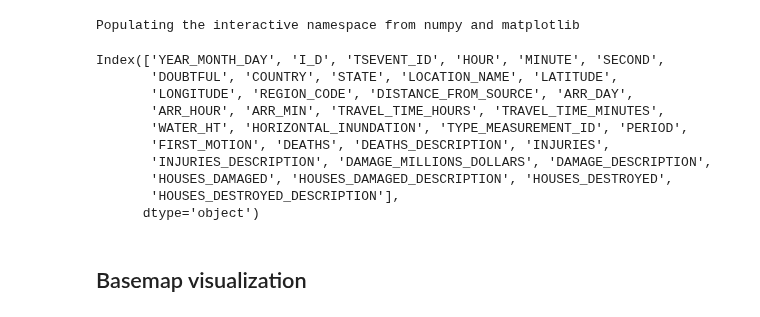
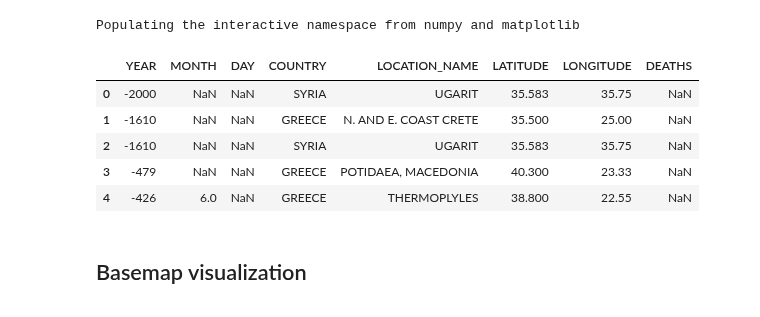
Before and after one commit to LarsKaleschke/Python-Course, a Jupyter notebook: Tsunami.ipynb, the cells around one changed output. Drawn from its saved outputs; the diff is of its cells as text; code cells hidden in the pictures.

```diff
--- a/Tsunami.ipynb
+++ b/Tsunami.ipynb
@@ -12,15 +12,11 @@ D=pd.read_table('data/tsrunup.txt',encoding = "ISO-8859-1",parse_dates=[[2,3,4]]
 # %% [output]
 Populating the interactive namespace from numpy and matplotlib
 # %%
-D.keys()
+D.head()
 # %% [output]
-Index(['YEAR_MONTH_DAY', 'I_D', 'TSEVENT_ID', 'HOUR', 'MINUTE', 'SECOND',
-       'DOUBTFUL', 'COUNTRY', 'STATE', 'LOCATION_NAME', 'LATITUDE',
-       'LONGITUDE', 'REGION_CODE', 'DISTANCE_FROM_SOURCE', 'ARR_DAY',
-       'ARR_HOUR', 'ARR_MIN', 'TRAVEL_TIME_HOURS', 'TRAVEL_TIME_MINUTES',
-       'WATER_HT', 'HORIZONTAL_INUNDATION', 'TYPE_MEASUREMENT_ID', 'PERIOD',
-       'FIRST_MOTION', 'DEATHS', 'DEATHS_DESCRIPTION', 'INJURIES',
-       'INJURIES_DESCRIPTION', 'DAMAGE_MILLIONS_DOLLARS', 'DAMAGE_DESCRIPTION',
-       'HOUSES_DAMAGED', 'HOUSES_DAMAGED_DESCRIPTION', 'HOUSES_DESTROYED',
-       'HOUSES_DESTROYED_DESCRIPTION'],
-      dtype='object')
+|  | YEAR | MONTH | DAY | COUNTRY | LOCATION_NAME | LATITUDE | LONGITUDE | DEATHS |
+| 0 | -2000 | NaN | NaN | SYRIA | UGARIT | 35.583 | 35.75 | NaN |
+| 1 | -1610 | NaN | NaN | GREECE | N. AND E. COAST CRETE | 35.500 | 25.00 | NaN |
+| 2 | -1610 | NaN | NaN | SYRIA | UGARIT | 35.583 | 35.75 | NaN |
+| 3 | -479 | NaN | NaN | GREECE | POTIDAEA, MACEDONIA | 40.300 | 23.33 | NaN |
+| 4 | -426 | 6.0 | NaN | GREECE | THERMOPLYLES | 38.800 | 22.55 | NaN |
```
Also changed, not shown: parts of 4 cells of this notebook.
